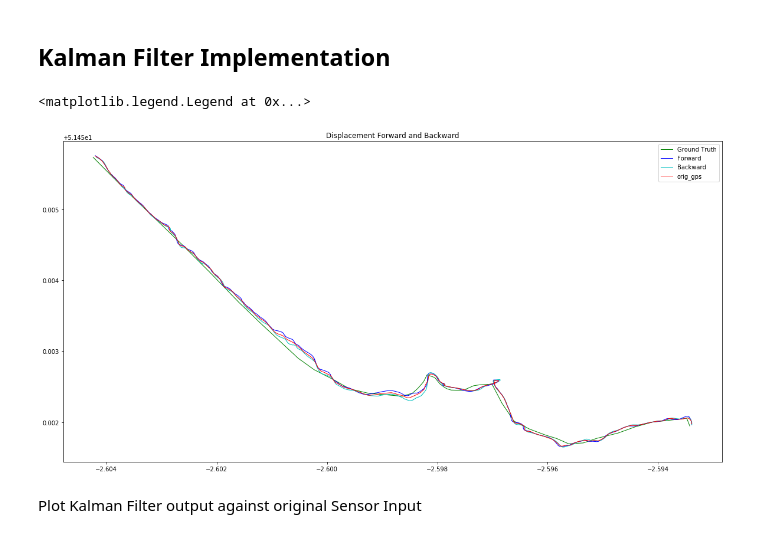
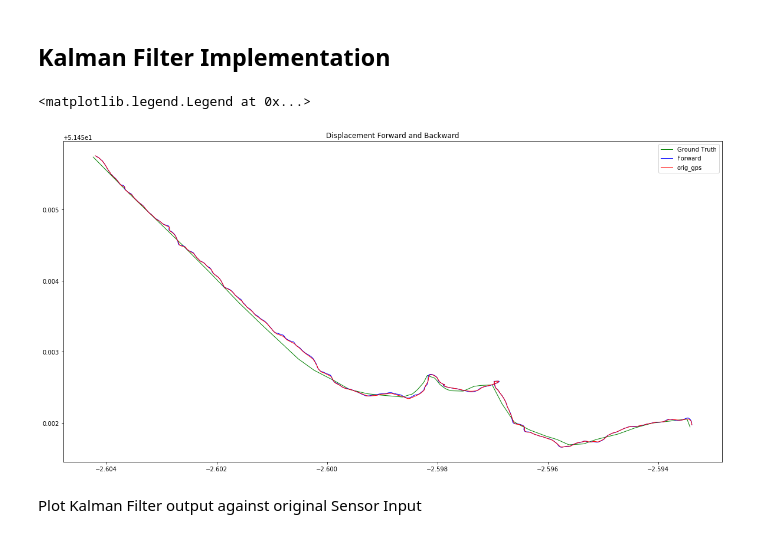
Before and after one commit to harrywaugh/ActivityTrackingWithSensorFusion, a Jupyter notebook: KalmanFilterTesting.ipynb, the cells around one changed output. Drawn from its saved outputs; the diff is of its cells as text; code cells hidden in the pictures.

```diff
--- a/KalmanFilterTesting.ipynb
+++ b/KalmanFilterTesting.ipynb
@@ -38,15 +41,15 @@ compute_kalman(data, reverse=True)
 # %%
 plt.figure(figsize=(20, 10))
 ax=plt.subplot(111)
 plt.plot(data.ground_truth.latlngs[:, 1], data.ground_truth.latlngs[:, 2], 'g-', lw=1, label='Ground Truth')
 plt.plot(data.kal_latlng[:, 1], data.kal_latlng[:, 2], 'b-', lw=1, label='Forward')
-plt.plot(data.kal_latlng_reverse[:, 1], data.kal_latlng_reverse[:, 2], 'c-', lw=1, label='Backward')
+# plt.plot(data.kal_latlng_reverse[:, 1], data.kal_latlng_reverse[:, 2], 'c-', lw=1, label='Backward')
 plt.plot(data.gps_latlng[:, 1], data.gps_latlng[:, 2], 'r-', lw=1, label='orig_gps')
 plt.title("Displacement Forward and Backward")
 ax.legend()
 # %% [output]
 <matplotlib.legend.Legend at 0x...>
-[figure, old version]
+[figure, new version]
 # %% [markdown]
 Plot Kalman Filter output against original Sensor Input
 # %% [markdown]
```
Also changed, not shown: parts of 2 cells of this notebook, 3 other files.
